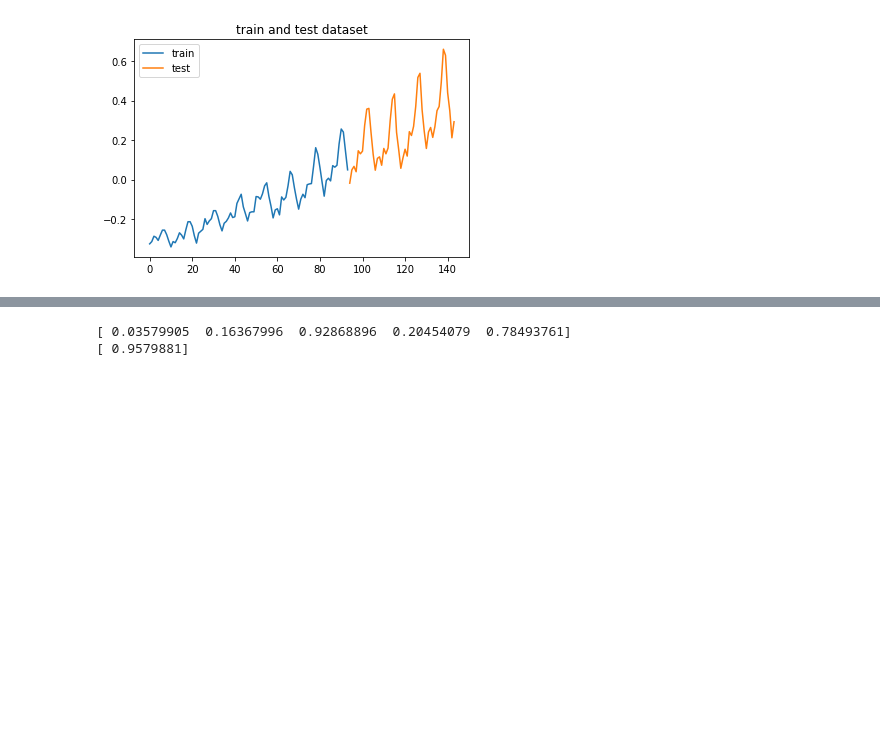
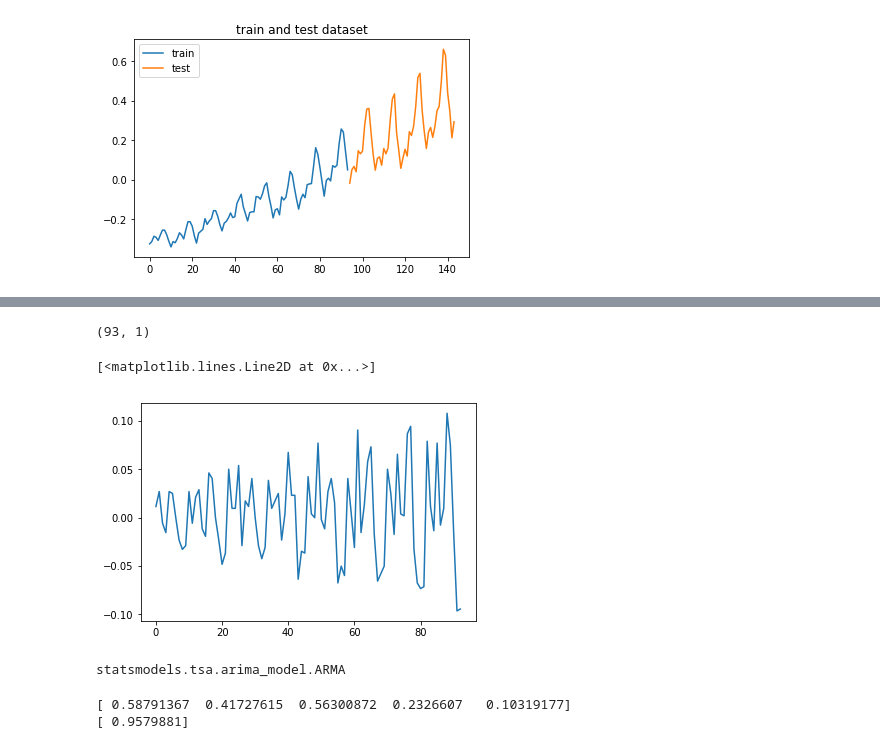
Before and after one commit to AndersonJo/arima-python, a Jupyter notebook: 04 Moving Average Model.ipynb, the cells around one changed output, grey strips where cells are left out. Cells and saved outputs as stored; diff of their text form; code cells hidden in the pictures; blank space fills up the shorter version.

```diff
--- a/04 Moving Average Model.ipynb
+++ b/04 Moving Average Model.ipynb
@@ -72,3 +92,16 @@ title('train and test dataset')
+# %%
+x = np.array([1, 3, 5, 7, 9, 11, 13, 17])
+train_diff = np.diff(train, n=1, axis=0)
+print(train_diff.shape)
+plot(train_diff)
+# %% [output]
+(93, 1)
+[<matplotlib.lines.Line2D at 0x...>]
+[figure, added]
+# %%
+sm.tsa.ARMA
+# %% [output]
+statsmodels.tsa.arima_model.ARMA
 # %%
 from scipy.optimize import leastsq
 from statsmodels.regression.linear_model import GLS
@@ -94,7 +127,7 @@ class MA(object):
 ma = MA()
 gls = ma.fit(train)
 # %% [output]
-[ 0.03579905  0.16367996  0.92868896  0.20454079  0.78493761]
+[ 0.58791367  0.41727615  0.56300872  0.2326607   0.10319177]
 [ 0.9579881]
 # %%
 model_arma = ARMA(train, order=(4, 2, 1))
```
Also changed, not shown: parts of 3 cells of this notebook, 1 other file.
